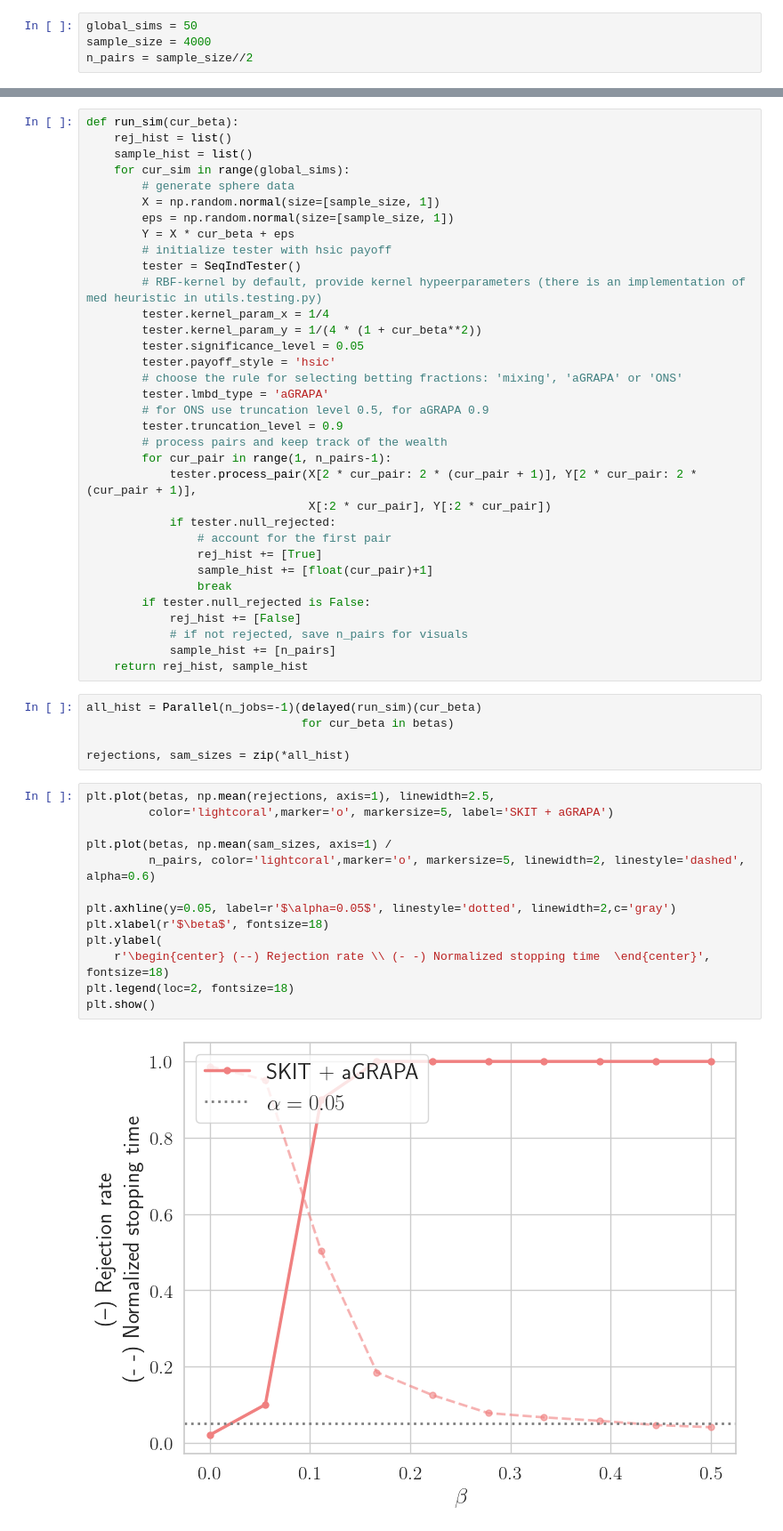
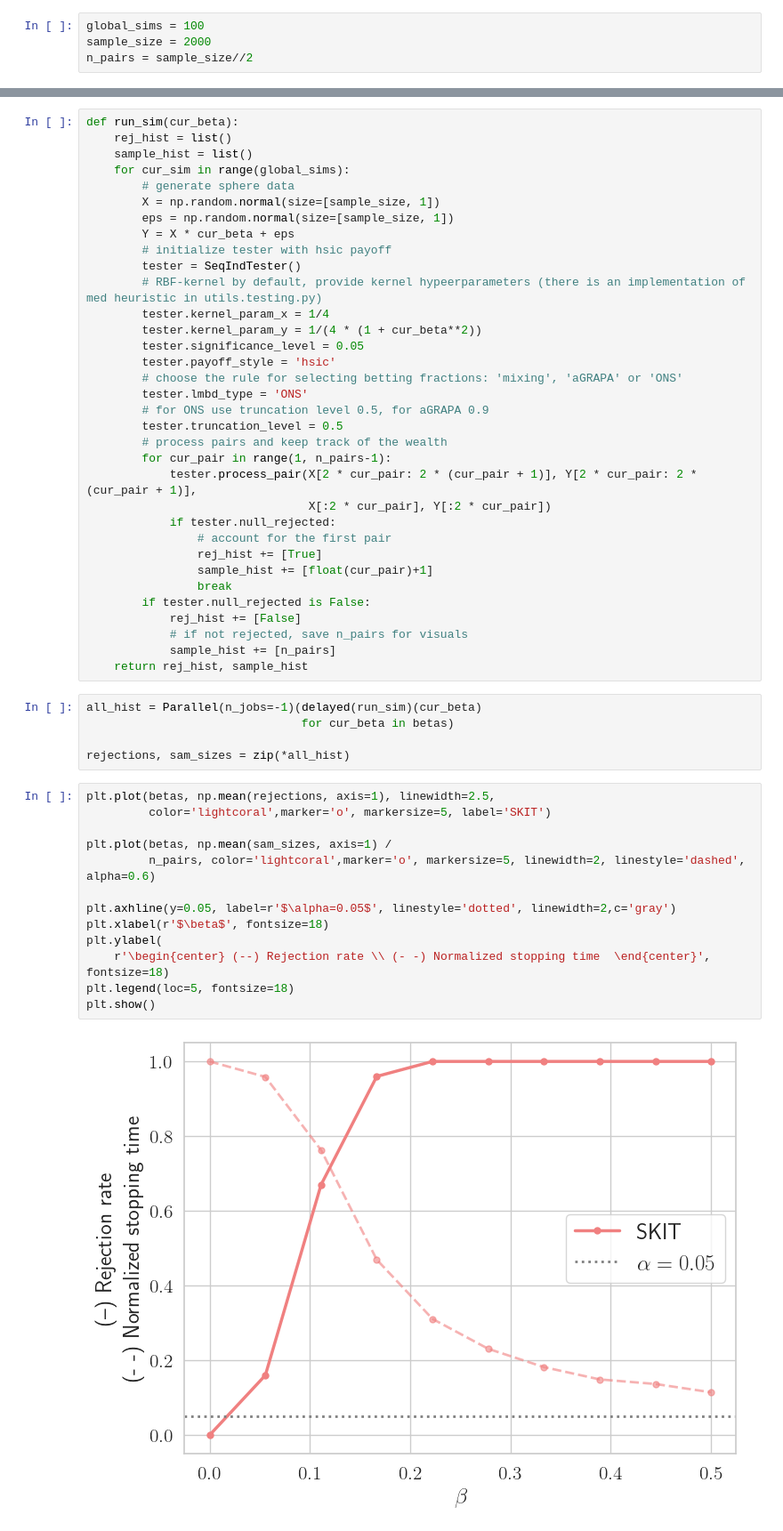
Before and after one commit to a-podkopaev/Sequential-Kernelized-Independence-Testing, a Jupyter notebook: gaussian_example.ipynb, the cells around one changed output, grey strips where cells are left out. Shown: that part at 89% size. Cells and saved outputs as stored; diff of their text form.

```diff
--- a/gaussian_example.ipynb
+++ b/gaussian_example.ipynb
@@ -21,8 +18,8 @@ matplotlib.rcParams['text.usetex'] = True
 # %% [markdown]
 Sample data
 # %%
-global_sims = 50
-sample_size = 4000
+global_sims = 100
+sample_size = 2000
 n_pairs = sample_size//2
 # %%
 num_betas = 10
@@ -44,9 +41,9 @@ def run_sim(cur_beta):
         tester.significance_level = 0.05
         tester.payoff_style = 'hsic'
         # choose the rule for selecting betting fractions: 'mixing', 'aGRAPA' or 'ONS'
-        tester.lmbd_type = 'aGRAPA'
+        tester.lmbd_type = 'ONS'
         # for ONS use truncation level 0.5, for aGRAPA 0.9
-        tester.truncation_level = 0.9
+        tester.truncation_level = 0.5
         # process pairs and keep track of the wealth
         for cur_pair in range(1, n_pairs-1):
             tester.process_pair(X[2 * cur_pair: 2 * (cur_pair + 1)], Y[2 * cur_pair: 2 * (cur_pair + 1)],
@@ -68,16 +65,16 @@ all_hist = Parallel(n_jobs=-1)(delayed(run_sim)(cur_beta)
 rejections, sam_sizes = zip(*all_hist)
 # %%
 plt.plot(betas, np.mean(rejections, axis=1), linewidth=2.5,
-         color='lightcoral',marker='o', markersize=5, label='SKIT + aGRAPA')
+         color='lightcoral',marker='o', markersize=5, label='SKIT')
 
 plt.plot(betas, np.mean(sam_sizes, axis=1) /
          n_pairs, color='lightcoral',marker='o', markersize=5, linewidth=2, linestyle='dashed', alpha=0.6)
 
 plt.axhline(y=0.05, label=r'$\alpha=0.05$', linestyle='dotted', linewidth=2,c='gray')
 plt.xlabel(r'$\beta$', fontsize=18)
 plt.ylabel(
     r'\begin{center} (--) Rejection rate \\ (- -) Normalized stopping time  \end{center}', fontsize=18)
-plt.legend(loc=2, fontsize=18)
+plt.legend(loc=5, fontsize=18)
 plt.show()
 # %% [output]
-[figure, old version]
+[figure, new version]
```
Also changed, not shown: parts of 5 cells of this notebook, 3 other files.
